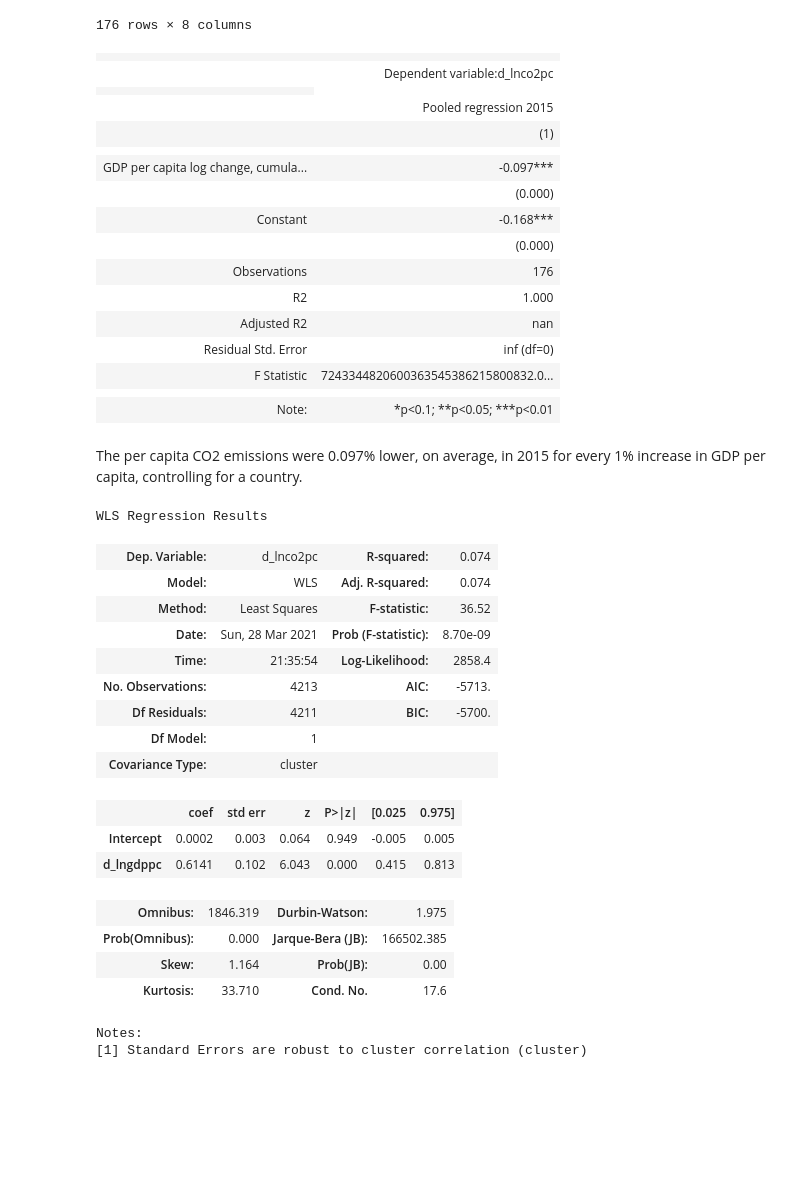
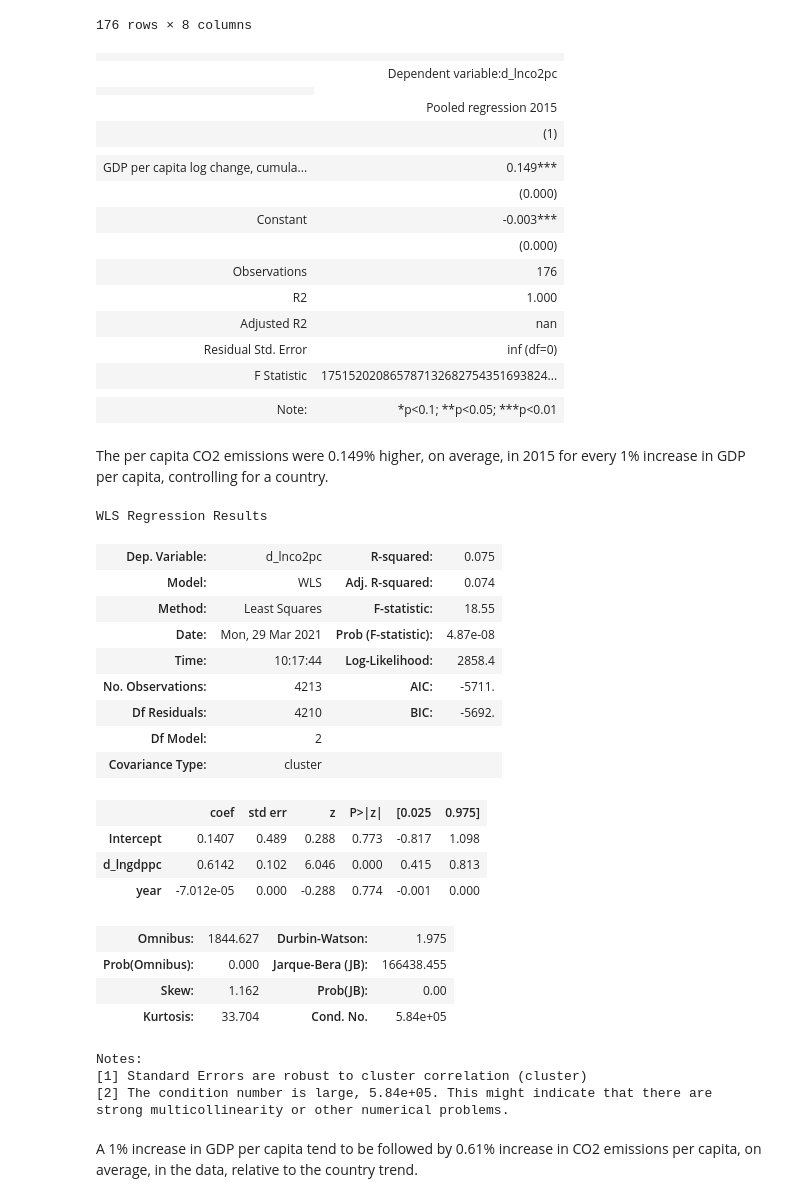
Before and after one commit to Swdenis/CO2emissions-GDP, a Jupyter notebook: code_2.ipynb, the cells around one changed output. Saved outputs shown, nothing was run; the diff lists cells and outputs as text; code cells hidden in the pictures; blank space fills up the shorter version.

```diff
--- a/code_2.ipynb
+++ b/code_2.ipynb
@@ -325,7 +327,7 @@ formula="d_lnco2pc ~ d_lngdppc"
 ###Pooled regression 2015
 ols_pooled2015 = smf.ols("d_lnco2pc ~ d_lngdppc + country", temp.query("year == 2015")).fit(cov_type="HC0")
 # %%
-models = [ols_pooled]
+models = [ols_pooled2015]
 names = ["Pooled regression 2015"]
 stargazer = Stargazer(models)
 stargazer.rename_covariates(
@@ -352,45 +354,50 @@ HTML(stargazer.render_html())
 |  | Pooled regression 2015 |
 |  | (1) |
 |  |  |
-| GDP per capita log change, cumula... | -0.097*** |
+| GDP per capita log change, cumula... | 0.149*** |
 |  | (0.000) |
-| Constant | -0.168*** |
+| Constant | -0.003*** |
 |  | (0.000) |  |  |
 | Observations | 176 |
 | R2 | 1.000 |
 | Adjusted R2 | nan |
 | Residual Std. Error | inf (df=0) |
-| F Statistic | 7243344820600363545386215800832.0... |
+| F Statistic | 175152020865787132682754351693824... |
 |  |  |
 | Note: | *p<0.1; **p<0.05; ***p<0.01 |
 # %% [markdown]
-The per capita CO2 emissions were 0.097% lower, on average, in 2015 for every 1% increase in GDP per capita, controlling for a country.
+The per capita CO2 emissions were 0.149% higher, on average, in 2015 for every 1% increase in GDP per capita, controlling for a country.
 # %%
-# Fd, no lags
+# Fd, time trend, no lags
 
-model = smf.wls("d_lnco2pc ~ d_lngdppc", temp)
+model = smf.wls("d_lnco2pc ~ d_lngdppc + year", temp)
 fd_lm = model.fit(
     cov_type="cluster",
     cov_kwds={"groups": temp.loc[model.data.row_labels, "country"]},
 )
 fd_lm.summary()
 # %% [output]
 WLS Regression Results
-| Dep. Variable: | d_lnco2pc | R-squared: | 0.074 |
+| Dep. Variable: | d_lnco2pc | R-squared: | 0.075 |
 | Model: | WLS | Adj. R-squared: | 0.074 |
-| Method: | Least Squares | F-statistic: | 36.52 |
-| Date: | Sun, 28 Mar 2021 | Prob (F-statistic): | 8.70e-09 |
-| Time: | 21:35:54 | Log-Likelihood: | 2858.4 |
-| No. Observations: | 4213 | AIC: | -5713. |
-| Df Residuals: | 4211 | BIC: | -5700. |
-| Df Model: | 1 |  |  |
+| Method: | Least Squares | F-statistic: | 18.55 |
+| Date: | Mon, 29 Mar 2021 | Prob (F-statistic): | 4.87e-08 |
+| Time: | 10:17:44 | Log-Likelihood: | 2858.4 |
+| No. Observations: | 4213 | AIC: | -5711. |
+| Df Residuals: | 4210 | BIC: | -5692. |
+| Df Model: | 2 |  |  |
 | Covariance Type: | cluster |  |  |
 |  | coef | std err | z | P>|z| | [0.025 | 0.975] |
-| Intercept | 0.0002 | 0.003 | 0.064 | 0.949 | -0.005 | 0.005 |
-| d_lngdppc | 0.6141 | 0.102 | 6.043 | 0.000 | 0.415 | 0.813 |
+| Intercept | 0.1407 | 0.489 | 0.288 | 0.773 | -0.817 | 1.098 |
+| d_lngdppc | 0.6142 | 0.102 | 6.046 | 0.000 | 0.415 | 0.813 |
+| year | -7.012e-05 | 0.000 | -0.288 | 0.774 | -0.001 | 0.000 |
-| Omnibus: | 1846.319 | Durbin-Watson: | 1.975 |
-| Prob(Omnibus): | 0.000 | Jarque-Bera (JB): | 166502.385 |
-| Skew: | 1.164 | Prob(JB): | 0.00 |
-| Kurtosis: | 33.710 | Cond. No. | 17.6 |
+| Omnibus: | 1844.627 | Durbin-Watson: | 1.975 |
+| Prob(Omnibus): | 0.000 | Jarque-Bera (JB): | 166438.455 |
+| Skew: | 1.162 | Prob(JB): | 0.00 |
+| Kurtosis: | 33.704 | Cond. No. | 5.84e+05 |
 Notes:
 [1] Standard Errors are robust to cluster correlation (cluster)
+[2] The condition number is large, 5.84e+05. This might indicate that there are
+strong multicollinearity or other numerical problems.
+# %% [markdown]
+A 1% increase in GDP per capita tend to be followed by 0.61% increase in CO2 emissions per capita, on average, in the data, relative to the country trend.
```
Also changed, not shown: parts of 14 cells of this notebook.
